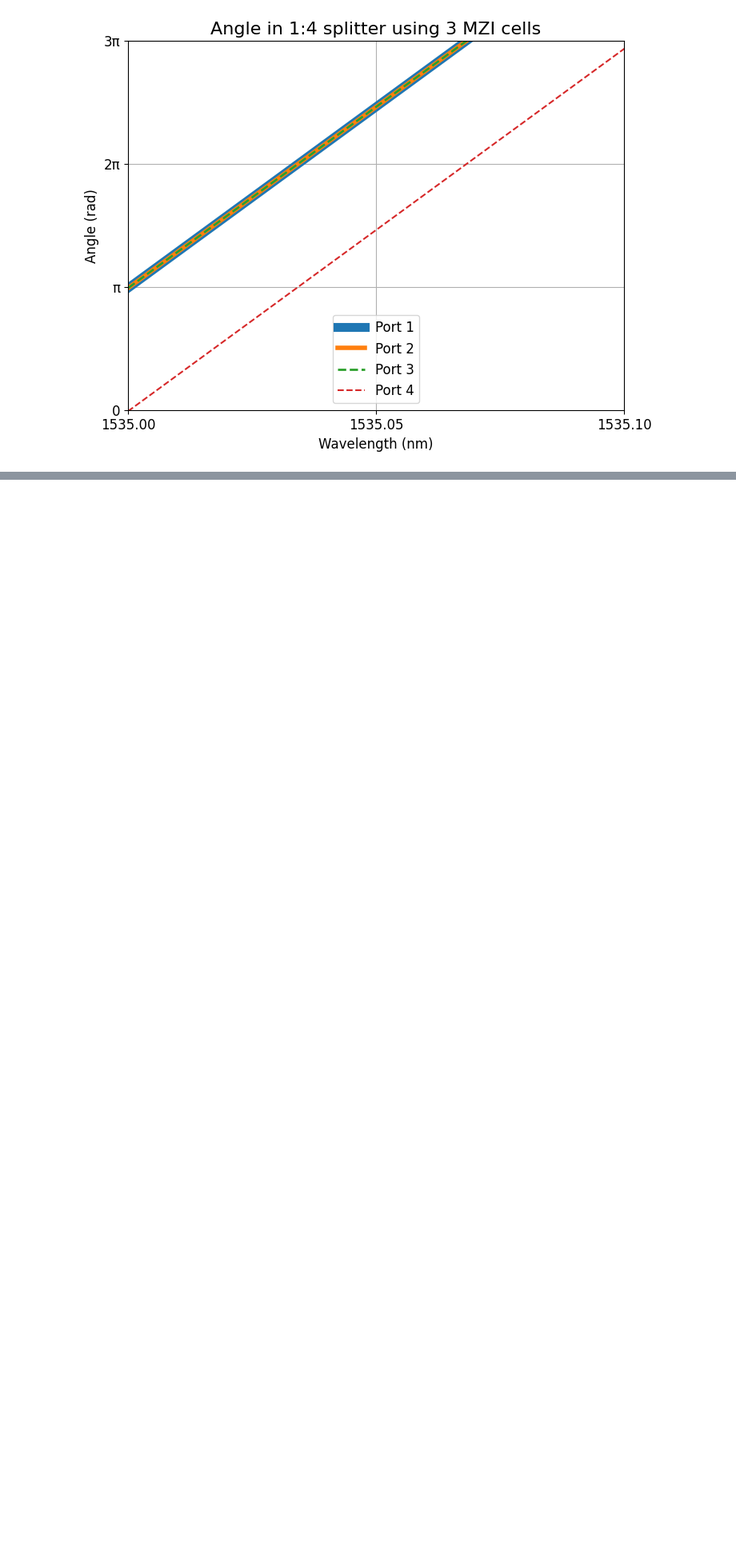
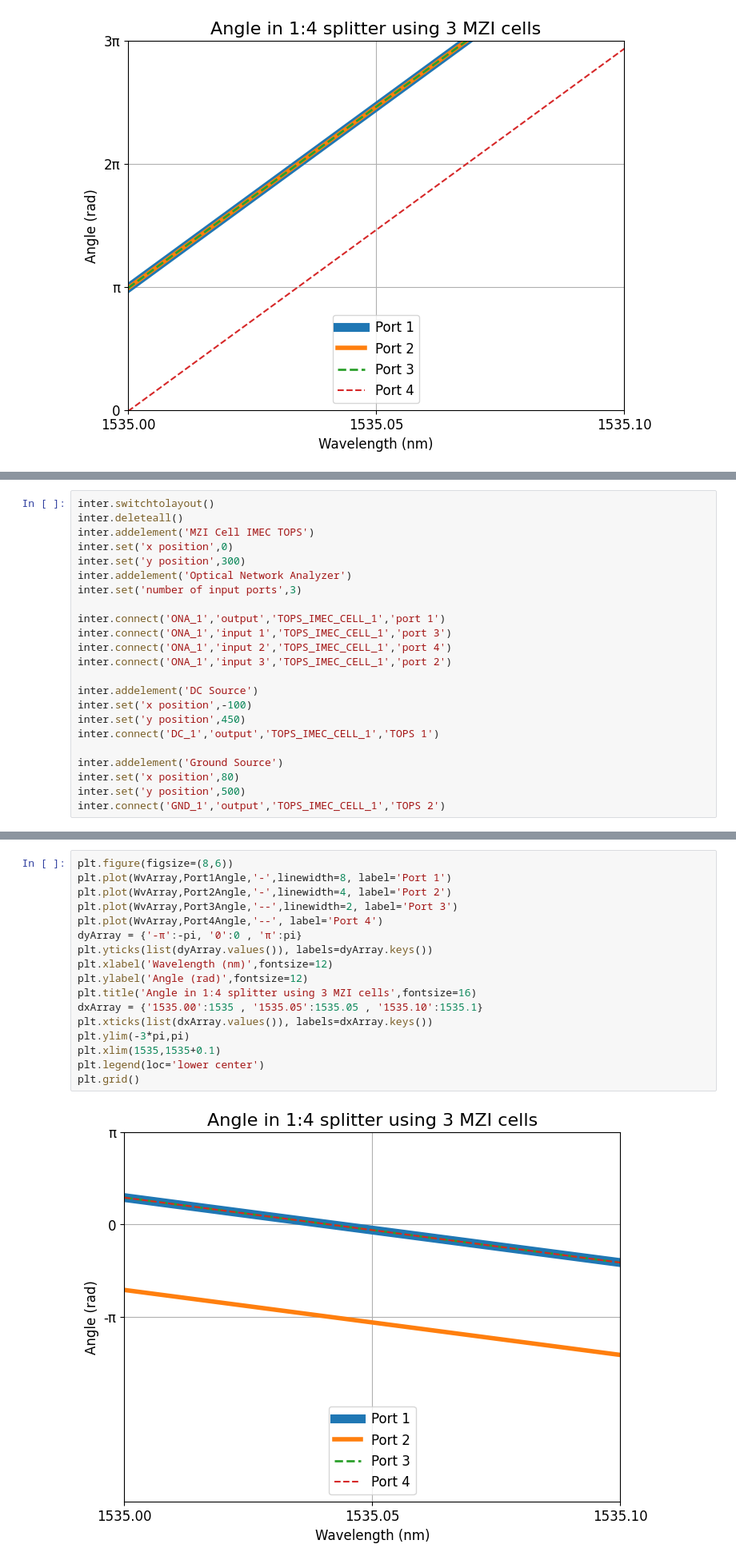
Before and after one commit to CaioRodrigues200/Programmable-Multifunctional-Circuit, a Jupyter notebook: Simulations/INTERCONNECT_Caio.ipynb, the cells around one changed output, grey strips where cells are left out. Shown at 80% size. Drawn from its saved outputs; the diff is of its cells as text; blank space fills up the shorter version.

```diff
--- a/Simulations/INTERCONNECT_Caio.ipynb
+++ b/Simulations/INTERCONNECT_Caio.ipynb
@@ -240,0 +243,23 @@ plt.grid()
+# %%
+inter.switchtolayout()
+inter.deleteall()
+inter.addelement('MZI Cell IMEC TOPS')
+inter.set('x position',0)
+inter.set('y position',300)
+inter.addelement('Optical Network Analyzer')
+inter.set('number of input ports',3)
+
+inter.connect('ONA_1','output','TOPS_IMEC_CELL_1','port 1')
+inter.connect('ONA_1','input 1','TOPS_IMEC_CELL_1','port 3')
+inter.connect('ONA_1','input 2','TOPS_IMEC_CELL_1','port 4')
+inter.connect('ONA_1','input 3','TOPS_IMEC_CELL_1','port 2')
+
+inter.addelement('DC Source')
+inter.set('x position',-100)
+inter.set('y position',450)
+inter.connect('DC_1','output','TOPS_IMEC_CELL_1','TOPS 1')
+
+inter.addelement('Ground Source')
+inter.set('x position',80)
+inter.set('y position',500)
+inter.connect('GND_1','output','TOPS_IMEC_CELL_1','TOPS 2')
@@ -240,0 +380,19 @@ plt.grid()
+# %%
+plt.figure(figsize=(8,6))
+plt.plot(WvArray,Port1Angle,'-',linewidth=8, label='Port 1')
+plt.plot(WvArray,Port2Angle,'-',linewidth=4, label='Port 2')
+plt.plot(WvArray,Port3Angle,'--',linewidth=2, label='Port 3')
+plt.plot(WvArray,Port4Angle,'--', label='Port 4')
+dyArray = {'-π':-pi, '0':0 , 'π':pi}
+plt.yticks(list(dyArray.values()), labels=dyArray.keys())
+plt.xlabel('Wavelength (nm)',fontsize=12)
+plt.ylabel('Angle (rad)',fontsize=12)
+plt.title('Angle in 1:4 splitter using 3 MZI cells',fontsize=16)
+dxArray = {'1535.00':1535 , '1535.05':1535.05 , '1535.10':1535.1}
+plt.xticks(list(dxArray.values()), labels=dxArray.keys())
+plt.ylim(-3*pi,pi)
+plt.xlim(1535,1535+0.1)
+plt.legend(loc='lower center')
+plt.grid()
+# %% [output]
+[figure, added]
```
Also changed, not shown: parts of 11 cells of this notebook, 9 other files.
